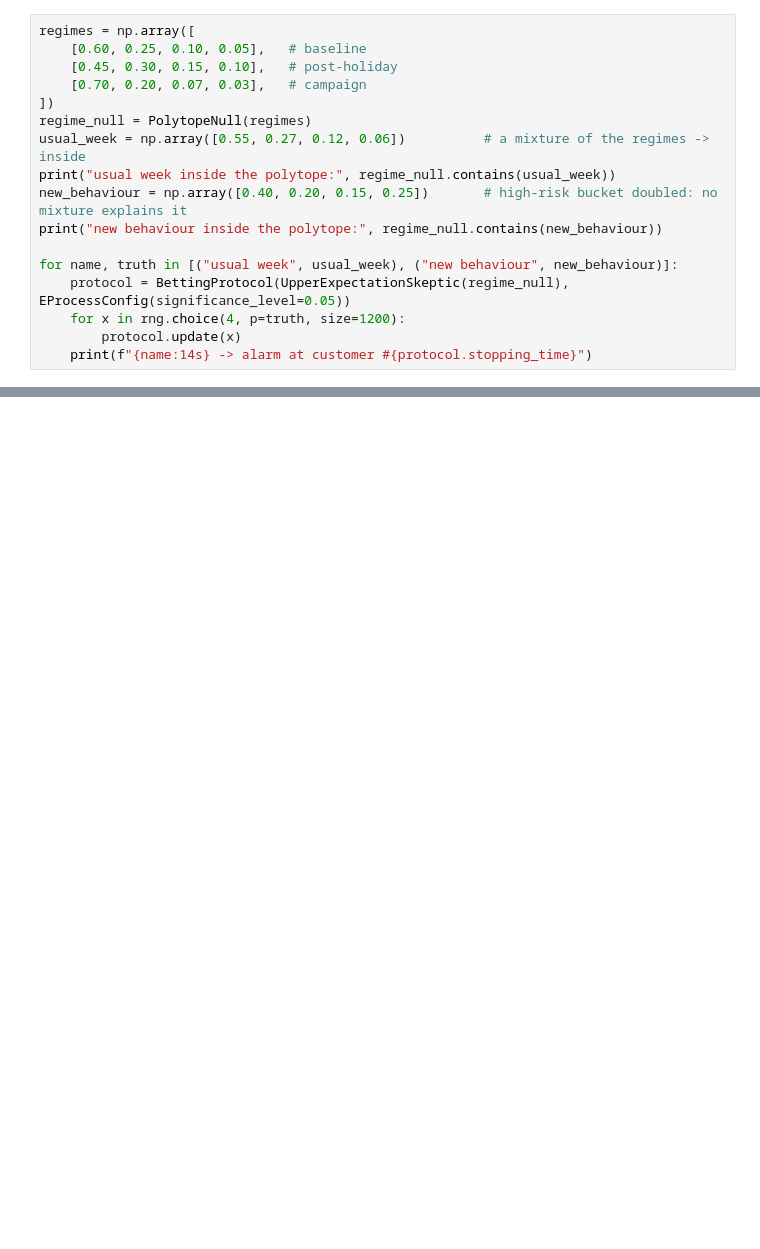
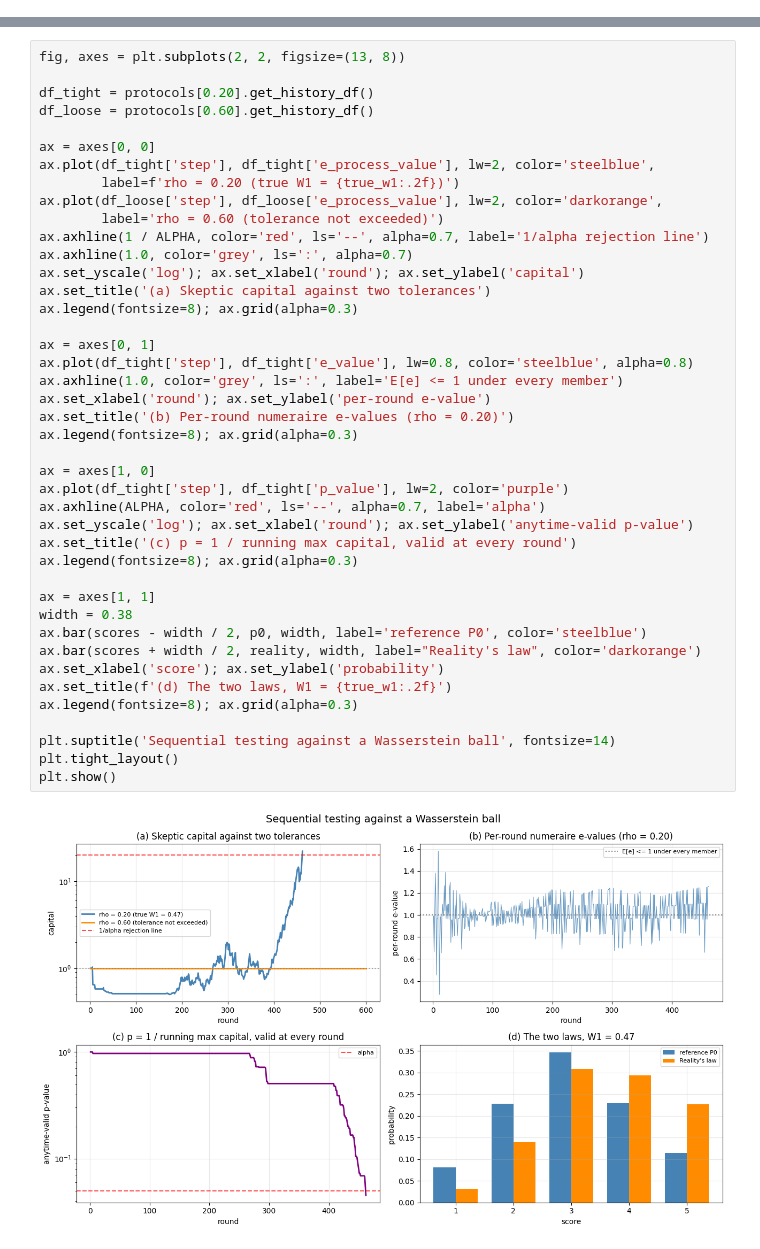
Before and after one commit to jakorostami/expectation, a Jupyter notebook: examples/imprecise-forecasters-upper-expectations.ipynb, the cells around one changed output, grey strips where cells are left out. Saved outputs shown, nothing was run; the diff lists cells and outputs as text; blank space fills up the shorter version.

```diff
--- a/examples/imprecise-forecasters-upper-expectations.ipynb
+++ b/examples/imprecise-forecasters-upper-expectations.ipynb
@@ -334,17 +0,0 @@ Bell example, and Skeptic's bet is the same numeraire `q / p*`.
-# %%
-regimes = np.array([
-    [0.60, 0.25, 0.10, 0.05],   # baseline
-    [0.45, 0.30, 0.15, 0.10],   # post-holiday
-    [0.70, 0.20, 0.07, 0.03],   # campaign
-])
-regime_null = PolytopeNull(regimes)
-usual_week = np.array([0.55, 0.27, 0.12, 0.06])          # a mixture of the regimes -> inside
-print("usual week inside the polytope:", regime_null.contains(usual_week))
-new_behaviour = np.array([0.40, 0.20, 0.15, 0.25])       # high-risk bucket doubled: no mixture explains it
-print("new behaviour inside the polytope:", regime_null.contains(new_behaviour))
-
-for name, truth in [("usual week", usual_week), ("new behaviour", new_behaviour)]:
-    protocol = BettingProtocol(UpperExpectationSkeptic(regime_null), EProcessConfig(significance_level=0.05))
-    for x in rng.choice(4, p=truth, size=1200):
-        protocol.update(x)
-    print(f"{name:14s} -> alarm at customer #{protocol.stopping_time}")
@@ -370,0 +221,44 @@ whenever you look and whenever you stop.
+# %%
+fig, axes = plt.subplots(2, 2, figsize=(13, 8))
+
+df_tight = protocols[0.20].get_history_df()
+df_loose = protocols[0.60].get_history_df()
+
+ax = axes[0, 0]
+ax.plot(df_tight['step'], df_tight['e_process_value'], lw=2, color='steelblue',
+        label=f'rho = 0.20 (true W1 = {true_w1:.2f})')
+ax.plot(df_loose['step'], df_loose['e_process_value'], lw=2, color='darkorange',
+        label='rho = 0.60 (tolerance not exceeded)')
+ax.axhline(1 / ALPHA, color='red', ls='--', alpha=0.7, label='1/alpha rejection line')
+ax.axhline(1.0, color='grey', ls=':', alpha=0.7)
+ax.set_yscale('log'); ax.set_xlabel('round'); ax.set_ylabel('capital')
+ax.set_title('(a) Skeptic capital against two tolerances')
+ax.legend(fontsize=8); ax.grid(alpha=0.3)
+
+ax = axes[0, 1]
+ax.plot(df_tight['step'], df_tight['e_value'], lw=0.8, color='steelblue', alpha=0.8)
+ax.axhline(1.0, color='grey', ls=':', label='E[e] <= 1 under every member')
+ax.set_xlabel('round'); ax.set_ylabel('per-round e-value')
+ax.set_title('(b) Per-round numeraire e-values (rho = 0.20)')
+ax.legend(fontsize=8); ax.grid(alpha=0.3)
+
+ax = axes[1, 0]
+ax.plot(df_tight['step'], df_tight['p_value'], lw=2, color='purple')
+ax.axhline(ALPHA, color='red', ls='--', alpha=0.7, label='alpha')
+ax.set_yscale('log'); ax.set_xlabel('round'); ax.set_ylabel('anytime-valid p-value')
+ax.set_title('(c) p = 1 / running max capital, valid at every round')
+ax.legend(fontsize=8); ax.grid(alpha=0.3)
+
+ax = axes[1, 1]
+width = 0.38
+ax.bar(scores - width / 2, p0, width, label='reference P0', color='steelblue')
+ax.bar(scores + width / 2, reality, width, label="Reality's law", color='darkorange')
+ax.set_xlabel('score'); ax.set_ylabel('probability')
+ax.set_title(f'(d) The two laws, W1 = {true_w1:.2f}')
+ax.legend(fontsize=8); ax.grid(alpha=0.3)
+
+plt.suptitle('Sequential testing against a Wasserstein ball', fontsize=14)
+plt.tight_layout()
+plt.show()
+# %% [output]
+[figure, added]
```
Also changed, not shown: parts of 49 cells of this notebook, 9 other files.
